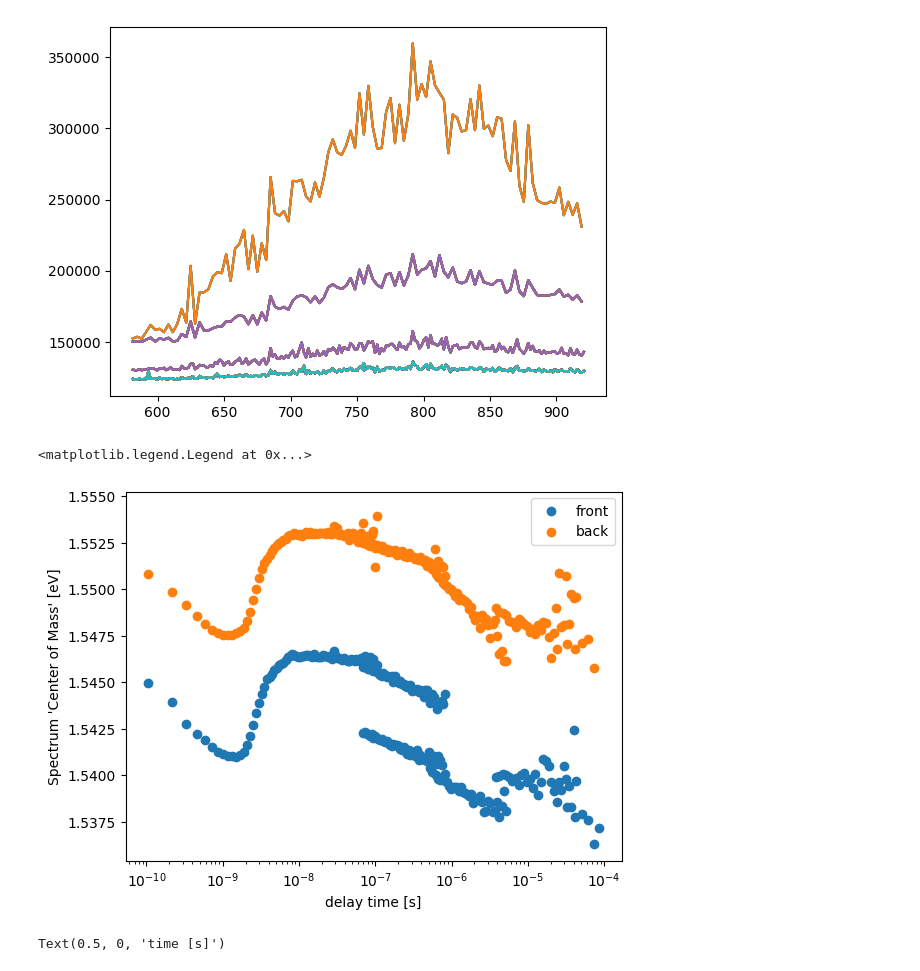
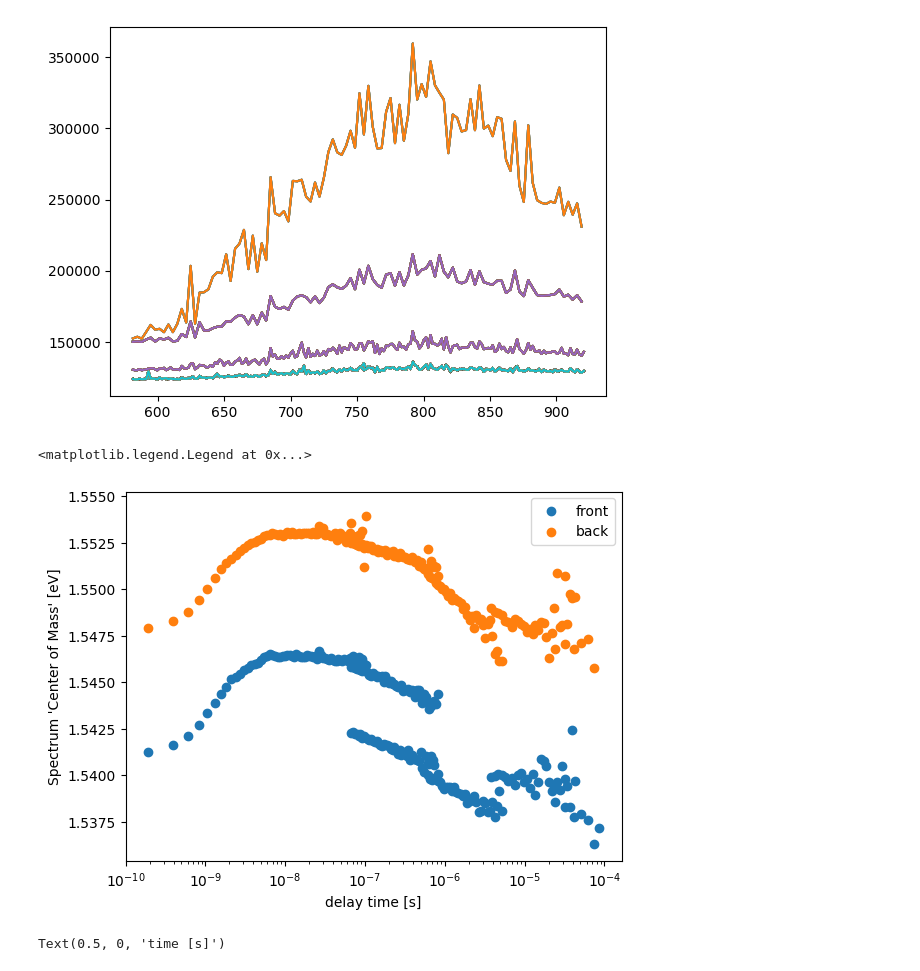
Before and after one commit to MimaxSimm/trPL_Analysis, a Jupyter notebook: trPL-Spectras.ipynb, the cells around one changed output. Cells and saved outputs as stored; diff of their text form; code cells hidden in the pictures.

```diff
--- a/trPL-Spectras.ipynb
+++ b/trPL-Spectras.ipynb
@@ -29,13 +29,3 @@ os.listdir(TRPL_folderpath)
  'M02t16-BS_3826-43000ns_300nsGate.sif',
  'M02t16-BS_638-5583ns_20nsGate.sif',
  'M02t16-BS_11p0-115ns_1p9nsGate.asc']
-# %%
-files = [f for f in os.listdir(TRPL_folderpath) if (isfile(join(TRPL_folderpath, f)) and f.endswith(".asc") and not (f.endswith("dark.asc")))]
-files = np.array(files)
-print(files)
-delay0s = np.zeros((len(files),))
-for i, f in enumerate(files):
-    delay0s[i] = (float(f.split("_")[1].split("-")[0].replace("p", ".")))
-inds = delay0s.argsort()
-delay0s = delay0s[inds]
-files = files[inds]
@@ -47,6 +32,6 @@ files = files[inds]
 # %%
 class trPL_withSpectra:
-    def __init__(self, TRPL_folderpath, SPV_folderpath):
+    def __init__(self, TRPL_folderpath):
         self.TRPL_folderpath = TRPL_folderpath
         self.TRPL_spcts_folder_read()
         self.generateData()
@@ -491,15 +465,15 @@ array(['M02t16_11p0-115ns_1p9nsGate.asc',
        'M02t16_24000-85700ns_2500nsGate.asc'], dtype='<U39')
 [figure]
 # %%
-plt.scatter(trPLs.stitch_t-trPLs.stitch_t[0], trPLs.CoM_spectras, label = "front")
-plt.scatter(trPLs_BS.stitch_t-trPLs_BS.stitch_t[0], trPLs_BS.CoM_spectras, label = "back")
+plt.scatter(trPLs.stitch_t-trPLs.stitch_t[np.argmax(trPLs.stitch_trPL)], trPLs.CoM_spectras, label = "front")
+plt.scatter(trPLs_BS.stitch_t-trPLs_BS.stitch_t[np.argmax(trPLs_BS.stitch_trPL)], trPLs_BS.CoM_spectras, label = "back")
 plt.xscale("log")
 plt.ylabel("Spectrum 'Center of Mass' [eV]" )
 plt.xlabel("delay time [s]")
 plt.legend()
 # %% [output]
 <matplotlib.legend.Legend at 0x...>
-[figure, old version]
+[figure, new version]
 # %%
 #plt.scatter(trPLs.stitch_t, integral_L/integral_R)
 plt.scatter(trPLs.stitch_t, 1/CoM)
```
Also changed, not shown: parts of 4 cells of this notebook.
